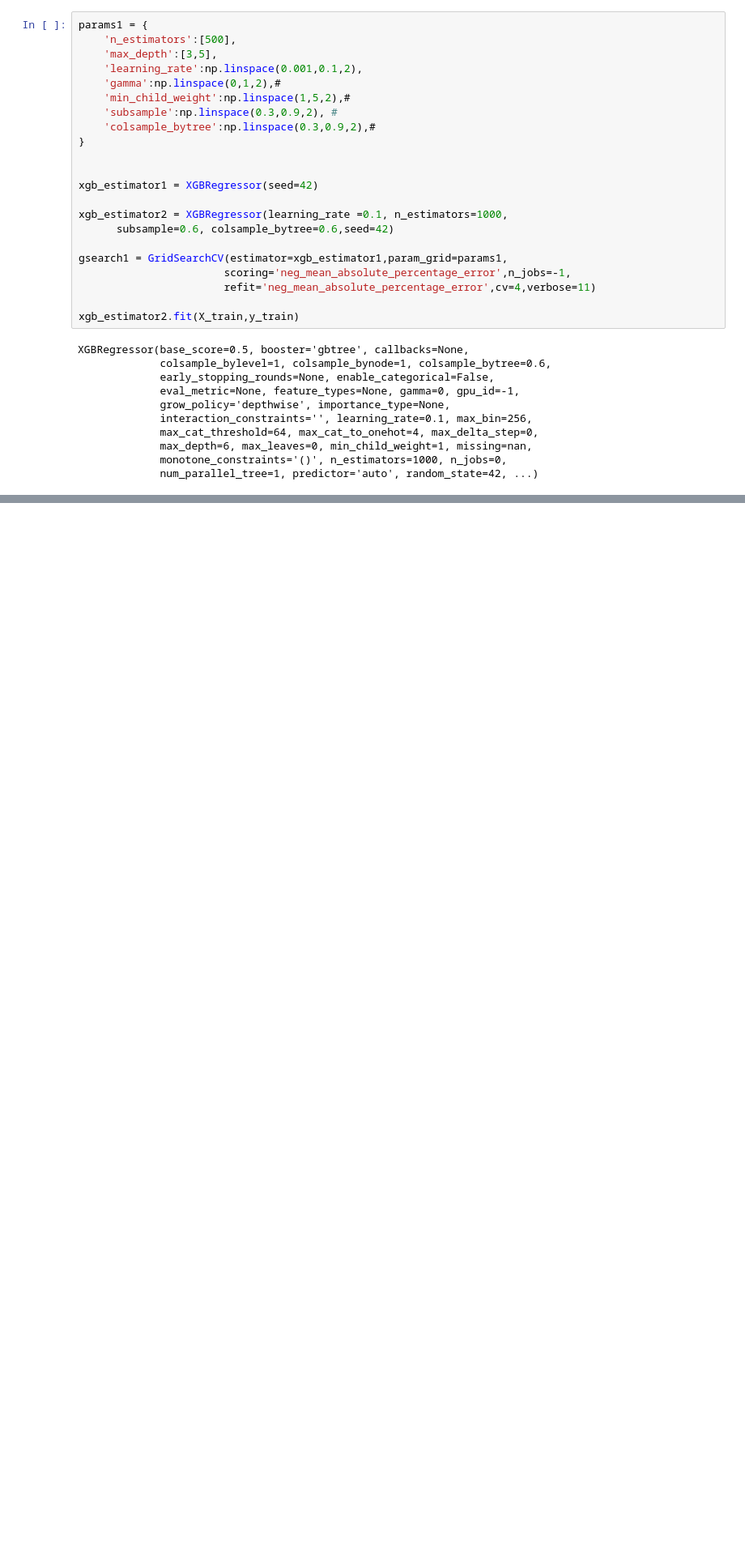
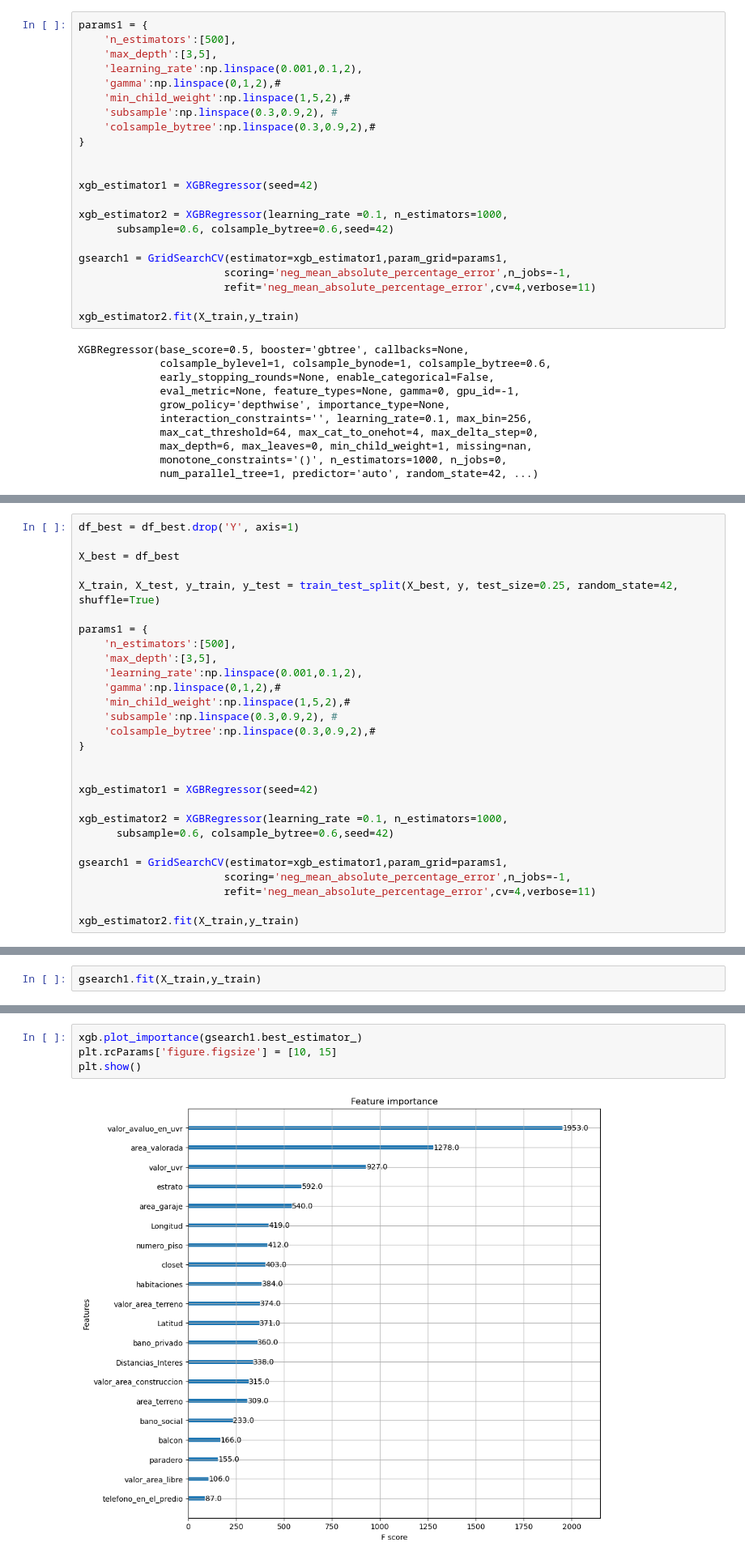
Before and after one commit to NikolasRodriguezA/Predicciones_Vivienda, a Jupyter notebook: Code/Modelo_Predictivo.ipynb, the cells around one changed output, grey strips where cells are left out. Shown: that part at 81% size. Cells and saved outputs as stored; diff of their text form; blank space fills up the shorter version.

```diff
--- a/Code/Modelo_Predictivo.ipynb
+++ b/Code/Modelo_Predictivo.ipynb
@@ -376,0 +581,28 @@ plt.show()
+# %%
+df_best = df_best.drop('Y', axis=1)
+
+X_best = df_best
+
+X_train, X_test, y_train, y_test = train_test_split(X_best, y, test_size=0.25, random_state=42, shuffle=True)
+
+params1 = {
+    'n_estimators':[500],
+    'max_depth':[3,5],
+    'learning_rate':np.linspace(0.001,0.1,2),
+    'gamma':np.linspace(0,1,2),#
+    'min_child_weight':np.linspace(1,5,2),#
+    'subsample':np.linspace(0.3,0.9,2), #
+    'colsample_bytree':np.linspace(0.3,0.9,2),#
+}
+
+
+xgb_estimator1 = XGBRegressor(seed=42)
+
+xgb_estimator2 = XGBRegressor(learning_rate =0.1, n_estimators=1000,
+      subsample=0.6, colsample_bytree=0.6,seed=42)
+
+gsearch1 = GridSearchCV(estimator=xgb_estimator1,param_grid=params1,
+                       scoring='neg_mean_absolute_percentage_error',n_jobs=-1,
+                       refit='neg_mean_absolute_percentage_error',cv=4,verbose=11)
+
+xgb_estimator2.fit(X_train,y_train)
@@ -376,0 +630,2 @@ plt.show()
+# %%
+gsearch1.fit(X_train,y_train)
@@ -376,0 +675,6 @@ plt.show()
+# %%
+xgb.plot_importance(gsearch1.best_estimator_)
+plt.rcParams['figure.figsize'] = [10, 15]
+plt.show()
+# %% [output]
+[figure, added]
```
Also changed, not shown: parts of 43 cells of this notebook.
